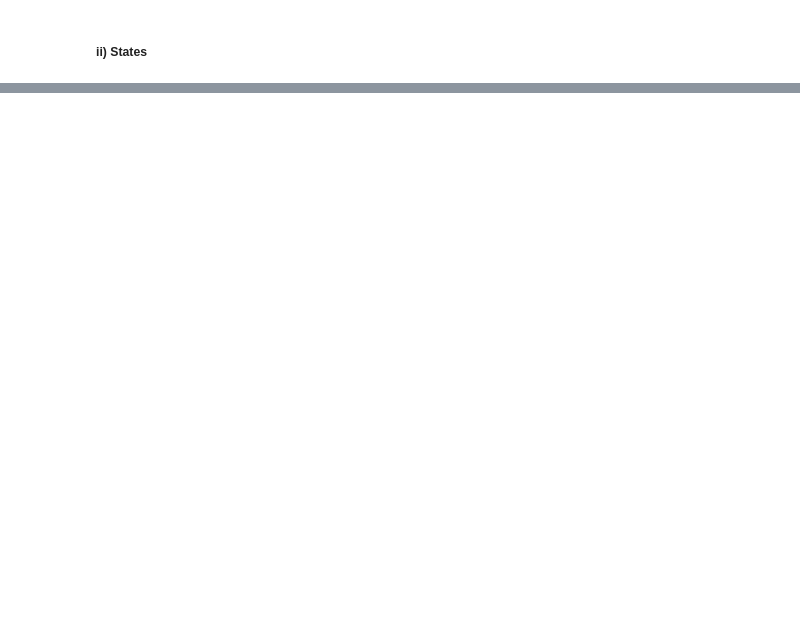
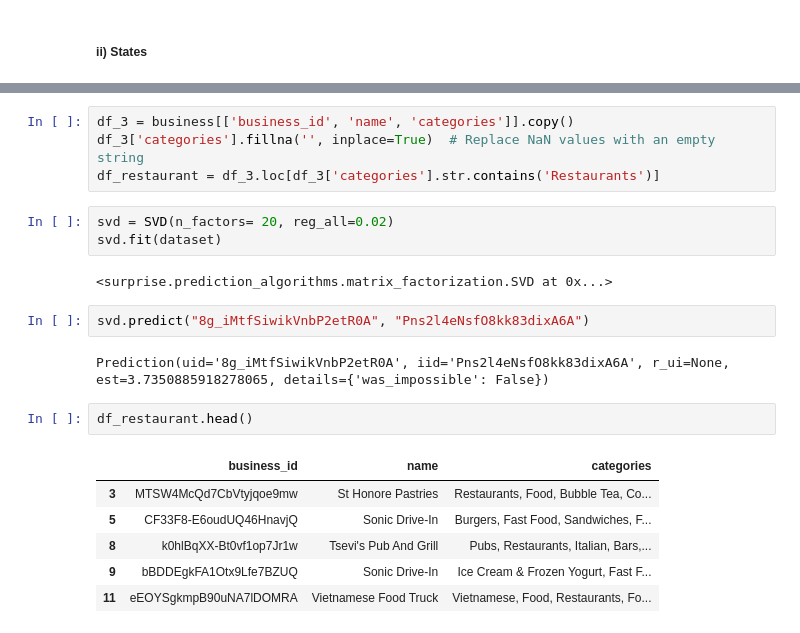
Before and after one commit to sha-ddie/Restaurant-Recommender-System, a Jupyter notebook: student.ipynb, the cells around one changed output, grey strips where cells are left out. Saved outputs shown, nothing was run; the diff lists cells and outputs as text; blank space fills up the shorter version.

```diff
--- a/student.ipynb
+++ b/student.ipynb
@@ -438,0 +474,22 @@ ax.bar_label( ax.containers[0],padding=3, fmt='{:,}');
+# %%
+df_3 = business[['business_id', 'name', 'categories']].copy()
+df_3['categories'].fillna('', inplace=True)  # Replace NaN values with an empty string
+df_restaurant = df_3.loc[df_3['categories'].str.contains('Restaurants')]
+# %%
+svd = SVD(n_factors= 20, reg_all=0.02)
+svd.fit(dataset)
+# %% [output]
+<surprise.prediction_algorithms.matrix_factorization.SVD at 0x...>
+# %%
+svd.predict("8g_iMtfSiwikVnbP2etR0A", "Pns2l4eNsfO8kk83dixA6A")
+# %% [output]
+Prediction(uid='8g_iMtfSiwikVnbP2etR0A', iid='Pns2l4eNsfO8kk83dixA6A', r_ui=None, est=3.7350885918278065, details={'was_impossible': False})
+# %%
+df_restaurant.head()
+# %% [output]
+|  | business_id | name | categories |
+| 3 | MTSW4McQd7CbVtyjqoe9mw | St Honore Pastries | Restaurants, Food, Bubble Tea, Co... |
+| 5 | CF33F8-E6oudUQ46HnavjQ | Sonic Drive-In | Burgers, Fast Food, Sandwiches, F... |
+| 8 | k0hlBqXX-Bt0vf1op7Jr1w | Tsevi's Pub And Grill | Pubs, Restaurants, Italian, Bars,... |
+| 9 | bBDDEgkFA1Otx9Lfe7BZUQ | Sonic Drive-In | Ice Cream & Frozen Yogurt, Fast F... |
+| 11 | eEOYSgkmpB90uNA7lDOMRA | Vietnamese Food Truck | Vietnamese, Food, Restaurants, Fo... |
```
Also changed, not shown: parts of 17 cells of this notebook.
